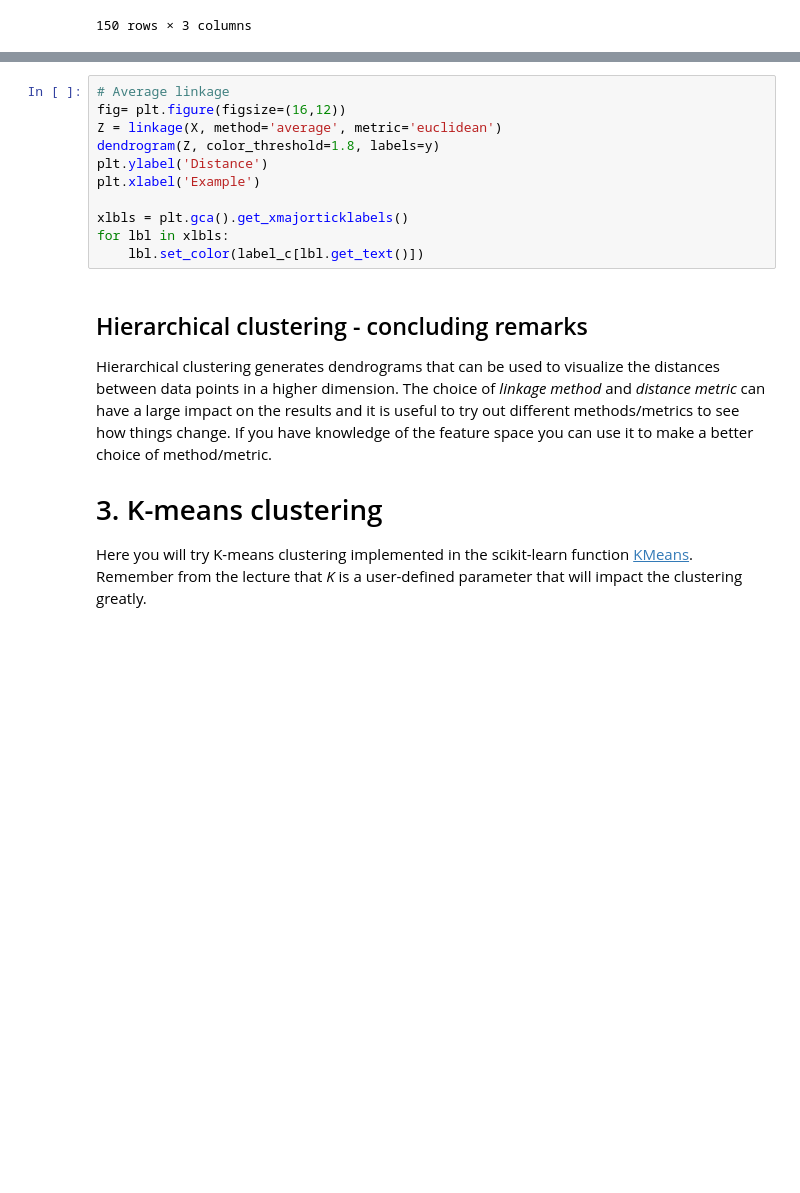
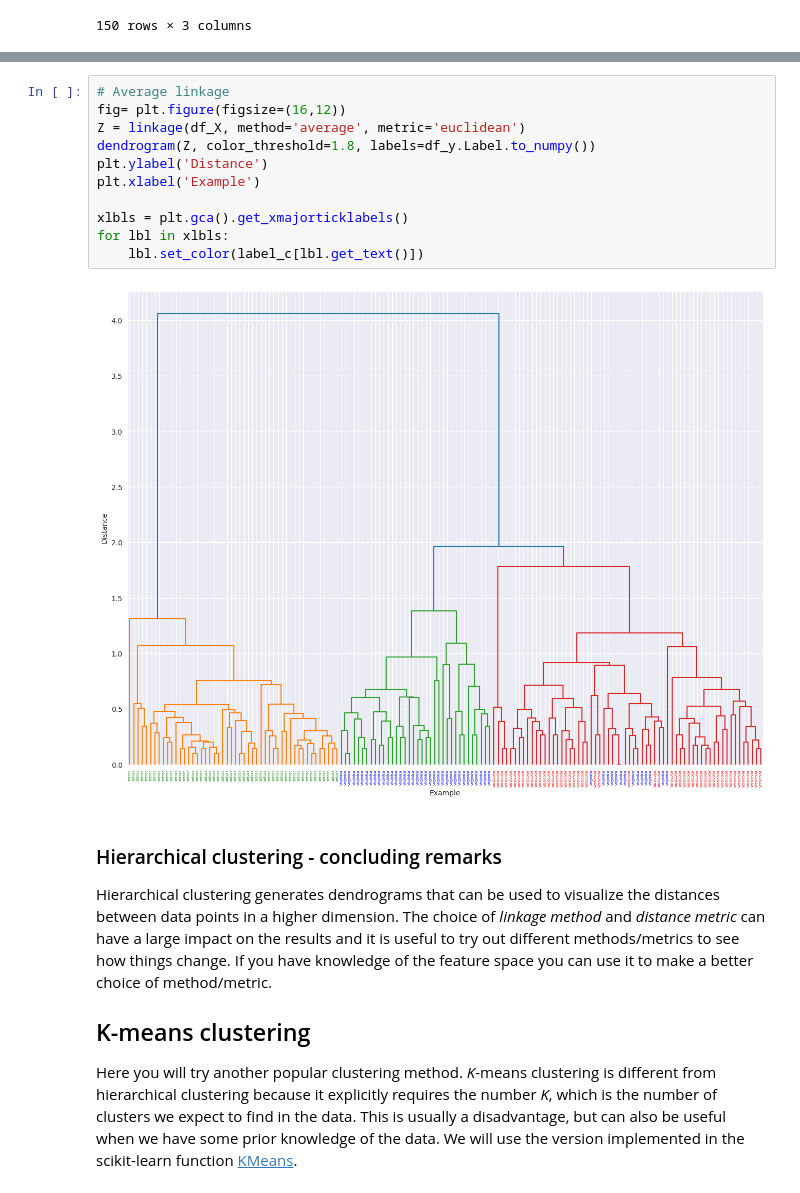
Before and after one commit to CDDLeiden/ULLA2023-Leiden, a Jupyter notebook: practicals/01_plotting_unsupervised/unsupervised.ipynb, the cells around one changed output, grey strips where cells are left out. Saved outputs shown, nothing was run; the diff lists cells and outputs as text; blank space fills up the shorter version.

```diff
--- a/practicals/01_plotting_unsupervised/unsupervised.ipynb
+++ b/practicals/01_plotting_unsupervised/unsupervised.ipynb
@@ -293,20 +296,22 @@ By default, the code will only color clusters differently if they are further ap
 # %%
 # Average linkage
 fig= plt.figure(figsize=(16,12))
-Z = linkage(X, method='average', metric='euclidean')
-dendrogram(Z, color_threshold=1.8, labels=y)
+Z = linkage(df_X, method='average', metric='euclidean')
+dendrogram(Z, color_threshold=1.8, labels=df_y.Label.to_numpy())
 plt.ylabel('Distance')
 plt.xlabel('Example')
 
 xlbls = plt.gca().get_xmajorticklabels()
 for lbl in xlbls:
     lbl.set_color(label_c[lbl.get_text()])
+# %% [output]
+[figure, added]
 # %% [markdown]
-## Hierarchical clustering - concluding remarks
+### Hierarchical clustering - concluding remarks
 
 Hierarchical clustering generates dendrograms that can be used to visualize the distances between data points in a higher dimension. The choice of *linkage method* and *distance metric* can have a large impact on the results and it is useful to try out different methods/metrics to see how things change. If you have knowledge of the feature space you can use it to make a better choice of method/metric.
 
-# 3. K-means clustering
+## K-means clustering
 
-Here you will try K-means clustering implemented in the scikit-learn function [KMeans](https://scikit-learn.org/stable/modules/generated/sklearn.cluster.KMeans.html). Remember from the lecture that *K* is a user-defined parameter that will impact the clustering greatly.
+Here you will try another popular clustering method. *K*-means clustering is different from hierarchical clustering because it explicitly requires the number *K*, which is the number of clusters we expect to find in the data. This is usually a disadvantage, but can also be useful when we have some prior knowledge of the data. We will use the version implemented in the scikit-learn function [KMeans](https://scikit-learn.org/stable/modules/generated/sklearn.cluster.KMeans.html).
 # %%
```
Also changed, not shown: parts of 21 cells of this notebook.
